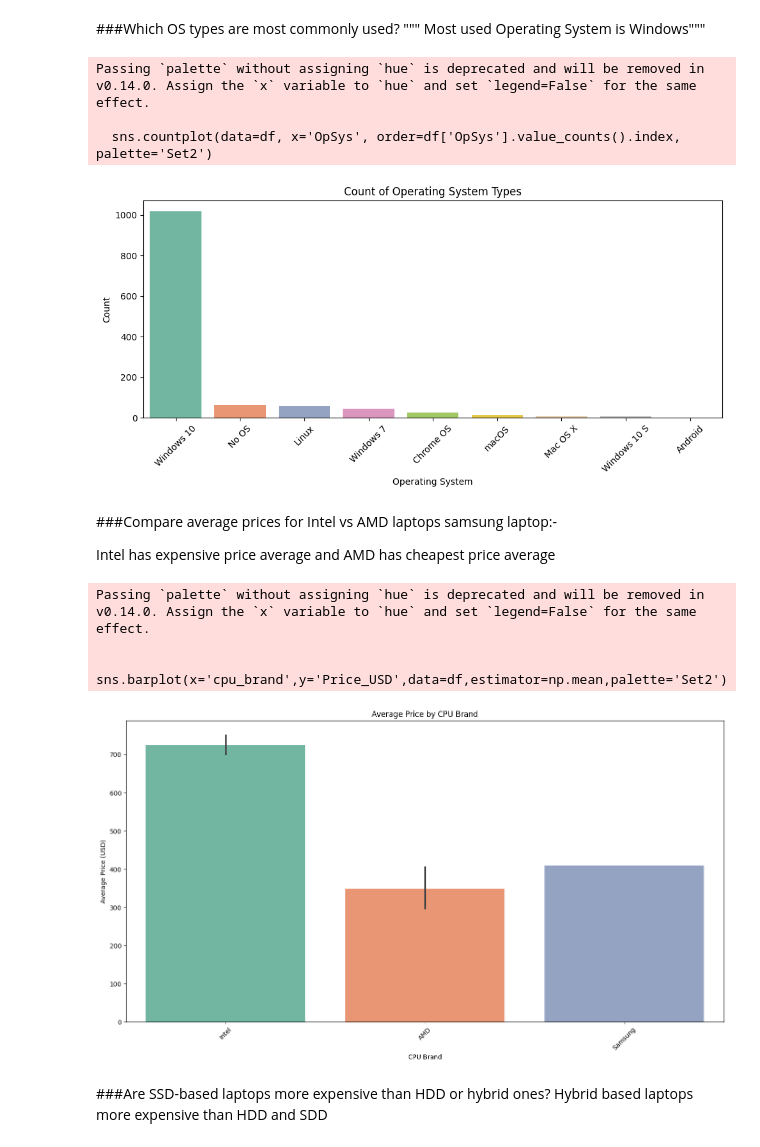
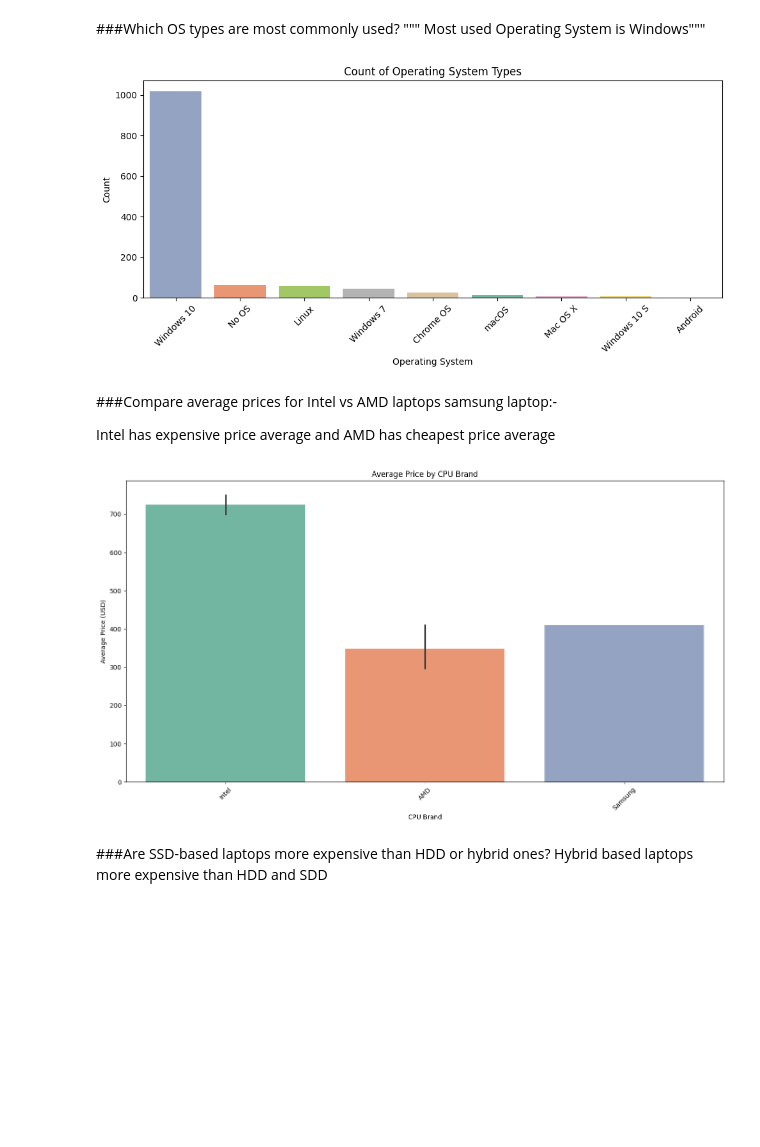
Before and after one commit to BheemankarVijay/DataAnalyticProject, a Jupyter notebook: Laptop_Price_EDA/Laptop_Price_EDA.ipynb, the cells around one changed output. Saved outputs shown, nothing was run; the diff lists cells and outputs as text; code cells hidden in the pictures; blank space fills up the shorter version.

Commit message:
Updated Laptop Price EDA notebook with latest changes

```diff
--- a/Laptop_Price_EDA/Laptop_Price_EDA.ipynb
+++ b/Laptop_Price_EDA/Laptop_Price_EDA.ipynb
@@ -530,19 +526,16 @@ Razer companies have the expensive laptops on average And Vero companies have th
 """ Most used Operating System is Windows"""
 # %%
 plt.figure(figsize=(10, 5))
-sns.countplot(data=df, x='OpSys', order=df['OpSys'].value_counts().index, palette='Set2')
+sns.countplot(data=df, x='OpSys',hue='OpSys', order=df['OpSys'].value_counts().index, palette='Set2',legend=False)
 plt.title('Count of Operating System Types')
 plt.xticks(rotation=45)
 plt.xlabel('Operating System')
 plt.ylabel('Count')
 plt.tight_layout()
 plt.savefig("countplot5.png", dpi=300, bbox_inches='tight')
 plt.show()
 # %% [output]
-Passing `palette` without assigning `hue` is deprecated and will be removed in v0.14.0. Assign the `x` variable to `hue` and set `legend=False` for the same effect.
-
-  sns.countplot(data=df, x='OpSys', order=df['OpSys'].value_counts().index, palette='Set2')
-[figure, old version]
+[figure, new version]
 # %% [markdown]
 ###Compare average prices for Intel vs AMD laptops samsung laptop:-
 
@@ -550,7 +543,7 @@ Passing `palette` without assigning `hue` is deprecated and will be removed in v
 Intel has expensive price average and AMD has  cheapest  price average
 # %%
 plt.figure(figsize=(14,8))
-sns.barplot(x='cpu_brand',y='Price_USD',data=df,estimator=np.mean,palette='Set2')
+sns.barplot(x='cpu_brand',y='Price_USD',hue='cpu_brand',data=df,estimator=np.mean,palette='Set2',legend=False)
 plt.title('Average Price by CPU Brand')
 plt.xlabel('CPU Brand')
 plt.ylabel('Average Price (USD)')
@@ -559,9 +552,6 @@ plt.tight_layout()
 plt.savefig("barplot2.png", dpi=300, bbox_inches='tight')
 plt.show()
 # %% [output]
-Passing `palette` without assigning `hue` is deprecated and will be removed in v0.14.0. Assign the `x` variable to `hue` and set `legend=False` for the same effect.
-
-  sns.barplot(x='cpu_brand',y='Price_USD',data=df,estimator=np.mean,palette='Set2')
 [figure]
 # %% [markdown]
 ###Are SSD-based laptops more expensive than HDD or hybrid ones?
```
Also changed, not shown: parts of 8 cells of this notebook.
